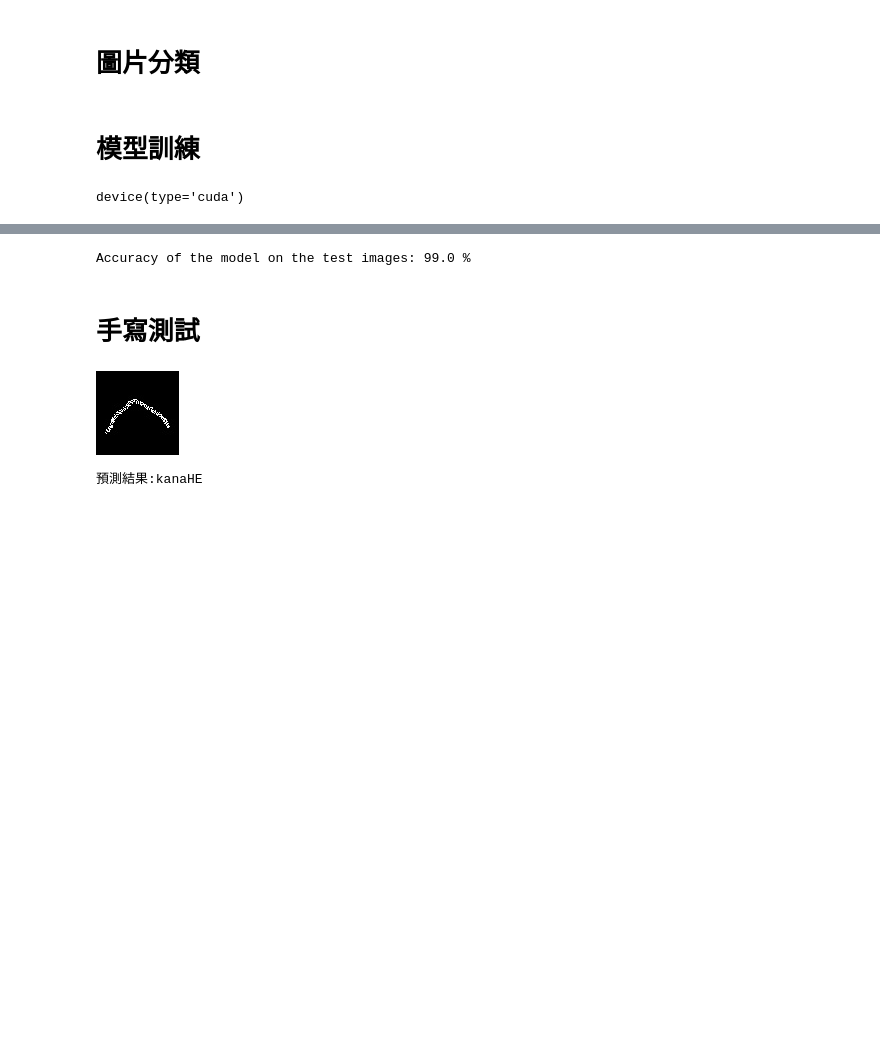
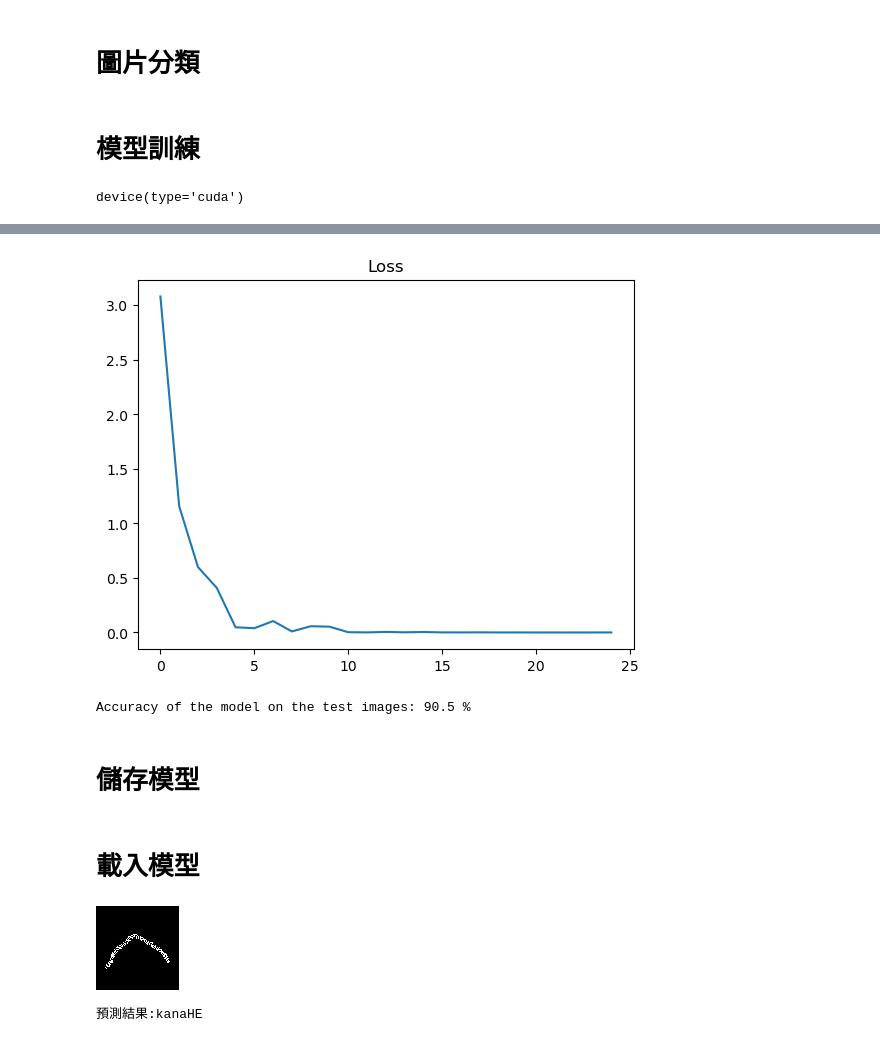
Before and after one commit to hj6hki123/Pytorch_Learning, a Jupyter notebook: JPC_Recognition_GPU.ipynb, the cells around one changed output, grey strips where cells are left out. Drawn from its saved outputs; the diff is of its cells as text; code cells hidden in the pictures; blank space fills up the shorter version.

```diff
--- a/JPC_Recognition_GPU.ipynb
+++ b/JPC_Recognition_GPU.ipynb
@@ -98,13 +99,40 @@ class Net(nn.Module):
         return out
+# %%
+# 定義模型
+class Net(nn.Module):
+    def __init__(self):
+        super(Net, self).__init__()
+
+        self.fc1 = nn.Sequential(
+            nn.Linear(32*32, 512),
+            nn.ReLU()
+        )
+        self.fc2 = nn.Sequential(
+            nn.Linear(512, 256),
+            nn.ReLU()
+        )
+        self.fc3 = nn.Sequential(
+            nn.Linear(256, 128),
+            nn.ReLU(),
+        )
+        self.fc4 = nn.Linear(128,num_classes)
+
+    def forward(self, x):
+        out = x.view(x.size(0), -1)
+        out = self.fc1(out)
+        out = self.fc2(out)
+        out = self.fc3(out)
+        out = self.fc4(out)
+        return out
 # %%
 # 實例化模型、損失函數和優化器
 model = Net().to(device)
-criterion = nn.CrossEntropyLoss()
+criterion = nn.CrossEntropyLoss().to(device)
 optimizer = optim.Adam(model.parameters(), lr=learning_rate)
 
 #可視化模型
 from torchsummary import summary
-summary(model, input_size=(1, 32, 32), device='cuda')
+summary(model, input_size=(1, 32, 32), device=device.type)
 # %% [output]
 ----------------------------------------------------------------
         Layer (type)               Output Shape         Param #
@@ -126,7 +157,9 @@ Estimated Total Size (MB): 3.84
 # %%
 # 訓練模型
-total_step = len(train_loader)
+total_step = len(train_loader)  #  1 epoch = 800/batch = 40
+loss_list =[]
 for epoch in range(num_epochs):
+    loss = 0
     for i, (images, labels) in enumerate(train_loader):
 
         images = images.to(device)
@@ -145,4 +178,5 @@ for epoch in range(num_epochs):
             print(f'Epoch [{epoch+1}/{num_epochs}], \
                     Step [{i+1}/{total_step}], \
                     Loss: {loss.item():.4f}')
+    loss_list.append(loss.item())
 # %% [output]
@@ -166,17 +200,26 @@ Epoch [30/30],                     Step [40/40],                     Loss: 0.000
 # %%
 # 測試模型
+from matplotlib import pyplot as plt
+plt.plot(loss_list)
+plt.title('Loss')
+plt.show()
+
+
 model.eval()
 with torch.no_grad():
     correct = 0
     total = 0
     for images, labels in test_loader:
         images = images.to(device)
         labels = labels.to(device)
         outputs = model(images)
         _, predicted = torch.max(outputs.data, 1)
         total += labels.size(0)
         correct += (predicted == labels).sum().item()
     print('Accuracy of the model on the test images: {} %'.format(100 * correct / total))
 # %% [output]
+[figure, added]
-Accuracy of the model on the test images: 99.0 %
+Accuracy of the model on the test images: 90.5 %
+# %% [markdown]
+# 儲存模型
 # %%
@@ -185,3 +230,3 @@ torch.save(model.state_dict(), '50on_model.ckpt')
 # %% [markdown]
-# 手寫測試
+# 載入模型
 # %%
```
Also changed, not shown: parts of 8 cells of this notebook, 2 other files.
